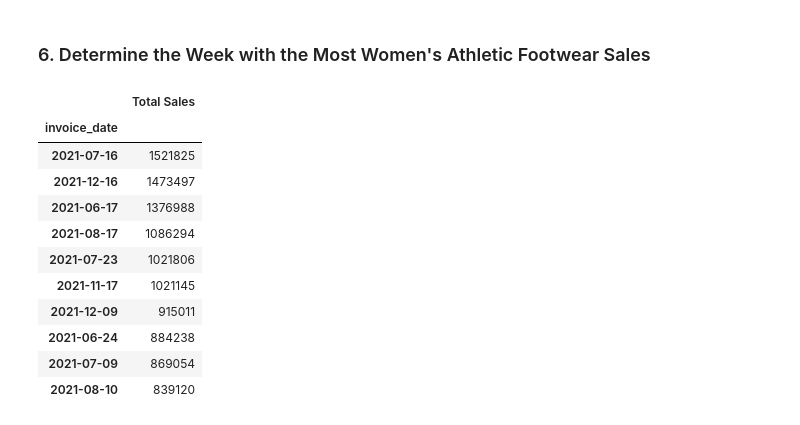
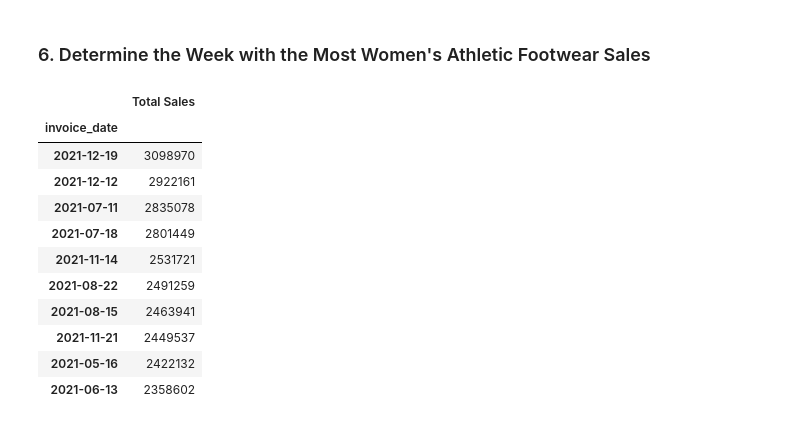
Before and after one commit to tbrown14611/athletic_sales_analysis, a Jupyter notebook: athletic_sales_analysis_starter_code.ipynb, the cells around one changed output. Cells and saved outputs as stored; diff of their text form; code cells hidden in the pictures.

```diff
--- a/athletic_sales_analysis_starter_code.ipynb
+++ b/athletic_sales_analysis_starter_code.ipynb
@@ -371,31 +375,26 @@ piv.nlargest(10, ['Total Sales'])
 ### 6.  Determine the Week with the Most Women's Athletic Footwear Sales
 # %%
 # Create a pivot table with the 'invoice_date' column is the index, and the "total_sales" as the values.
-import datetime as dt
-
-#woman_athletic_footwear_df_2 =  woman_athletic_footwear_df.set_index(pd.DatetimeIndex( woman_athletic_footwear_df["invoice_date"]))
-#woman_athletic_footwear_df.dtypes
-
-#woman_athletic_footwear_df['Week_Number'] = woman_athletic_footwear_df['invoice_date'].dt.isocalendar().week
-piv = woman_athletic_footwear_df.reset_index().pivot_table(index=['invoice_date'], values='total_sales', aggfunc = "sum", fill_value = 0)
 
 # Resample the pivot table into weekly bins, and get the total sales for each week.
-piv.resample("W").sum()
+woman_athletic_footwear_df2 = woman_athletic_footwear_df[['invoice_date', 'total_sales']].resample("W",on='invoice_date').sum()
+
+piv = woman_athletic_footwear_df2.pivot_table(index=['invoice_date'], values='total_sales', aggfunc = "sum", fill_value = 0)
 
 # Sort the resampled pivot table in ascending order on "Total Sales".
 piv = piv.rename(columns={'total_sales': 'Total Sales'})
 piv = piv.sort_values('Total Sales',axis=0,ascending=False)
 piv.nlargest(10, ['Total Sales'])
 # %% [output]
 |  | Total Sales |
 | invoice_date |  |
-| 2021-07-16 | 1521825 |
-| 2021-12-16 | 1473497 |
-| 2021-06-17 | 1376988 |
-| 2021-08-17 | 1086294 |
-| 2021-07-23 | 1021806 |
-| 2021-11-17 | 1021145 |
-| 2021-12-09 | 915011 |
-| 2021-06-24 | 884238 |
-| 2021-07-09 | 869054 |
-| 2021-08-10 | 839120 |
+| 2021-12-19 | 3098970 |
+| 2021-12-12 | 2922161 |
+| 2021-07-11 | 2835078 |
+| 2021-07-18 | 2801449 |
+| 2021-11-14 | 2531721 |
+| 2021-08-22 | 2491259 |
+| 2021-08-15 | 2463941 |
+| 2021-11-21 | 2449537 |
+| 2021-05-16 | 2422132 |
+| 2021-06-13 | 2358602 |
```
Also changed, not shown: parts of 3 cells of this notebook.
